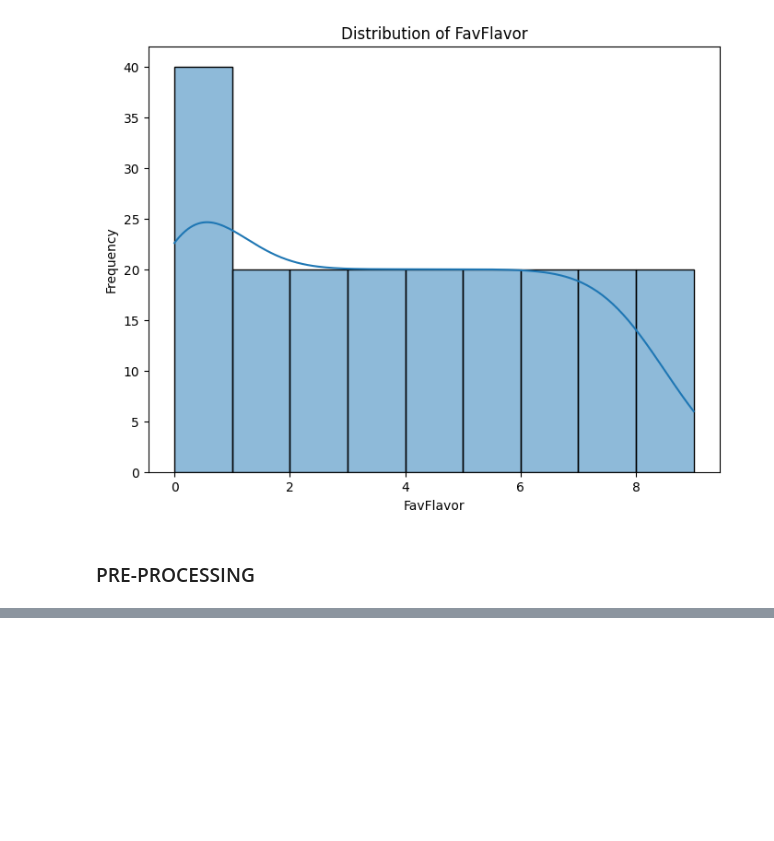
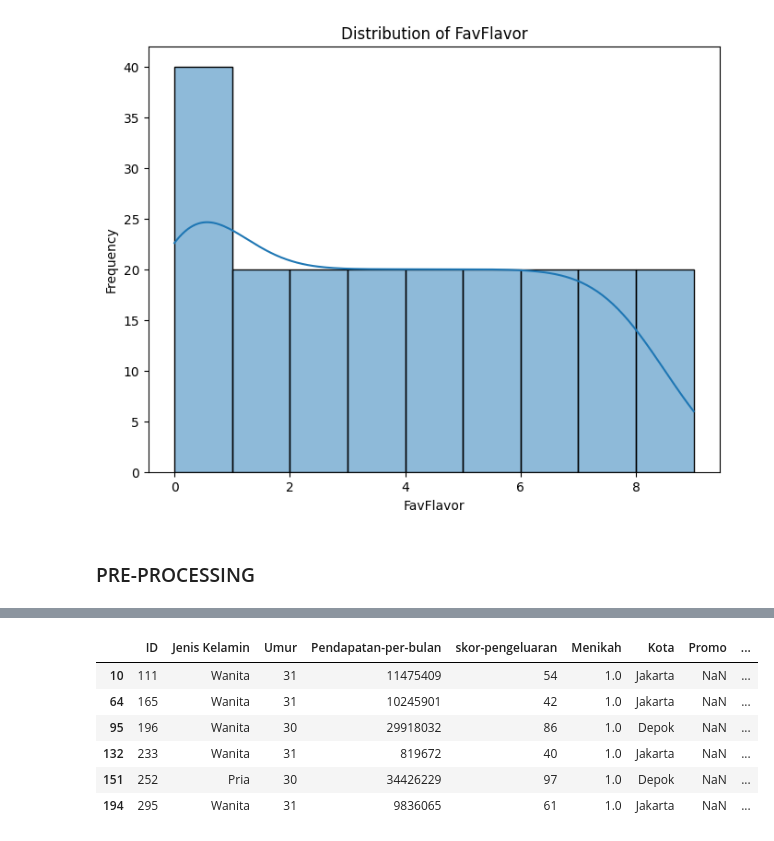
Before and after one commit to sahrul3114/Case-Study-Clustering-Analysis-Association-Rule, a Jupyter notebook: CP_02_Data_Mining_Kelompok_I.ipynb, the cells around one changed output, grey strips where cells are left out. Drawn from its saved outputs; the diff is of its cells as text; code cells hidden in the pictures; blank space fills up the shorter version.

```diff
--- a/CP_02_Data_Mining_Kelompok_I.ipynb
+++ b/CP_02_Data_Mining_Kelompok_I.ipynb
@@ -227,0 +371,2 @@ for col in numerical_cols:
+# %%
+df = df[df['Umur'] >= 10]
@@ -227,0 +395,12 @@ for col in numerical_cols:
+# %%
+df['Promo'] = df['Promo'].replace(5, 3)
+# %%
+df[df['Promo'].isna()]
+# %% [output]
+|  | ID | Jenis Kelamin | Umur | Pendapatan-per-bulan | skor-pengeluaran | Menikah | Kota | Promo | ... |
+| 10 | 111 | Wanita | 31 | 11475409 | 54 | 1.0 | Jakarta | NaN | ... |
+| 64 | 165 | Wanita | 31 | 10245901 | 42 | 1.0 | Jakarta | NaN | ... |
+| 95 | 196 | Wanita | 30 | 29918032 | 86 | 1.0 | Depok | NaN | ... |
+| 132 | 233 | Wanita | 31 | 819672 | 40 | 1.0 | Jakarta | NaN | ... |
+| 151 | 252 | Pria | 30 | 34426229 | 97 | 1.0 | Depok | NaN | ... |
+| 194 | 295 | Wanita | 31 | 9836065 | 61 | 1.0 | Jakarta | NaN | ... |
```
Also changed, not shown: parts of 21 cells of this notebook.
